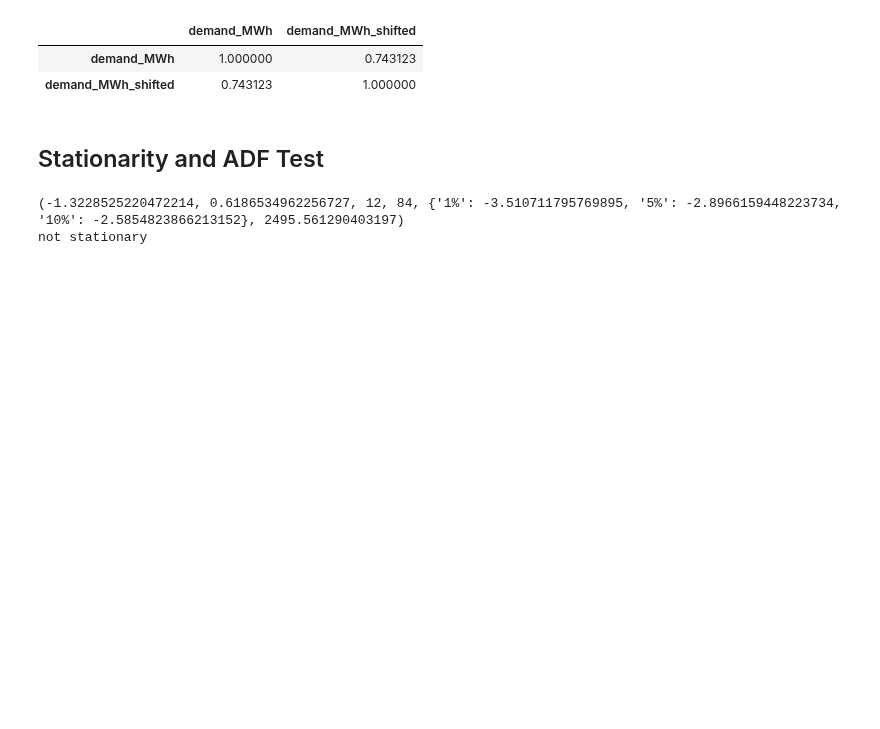
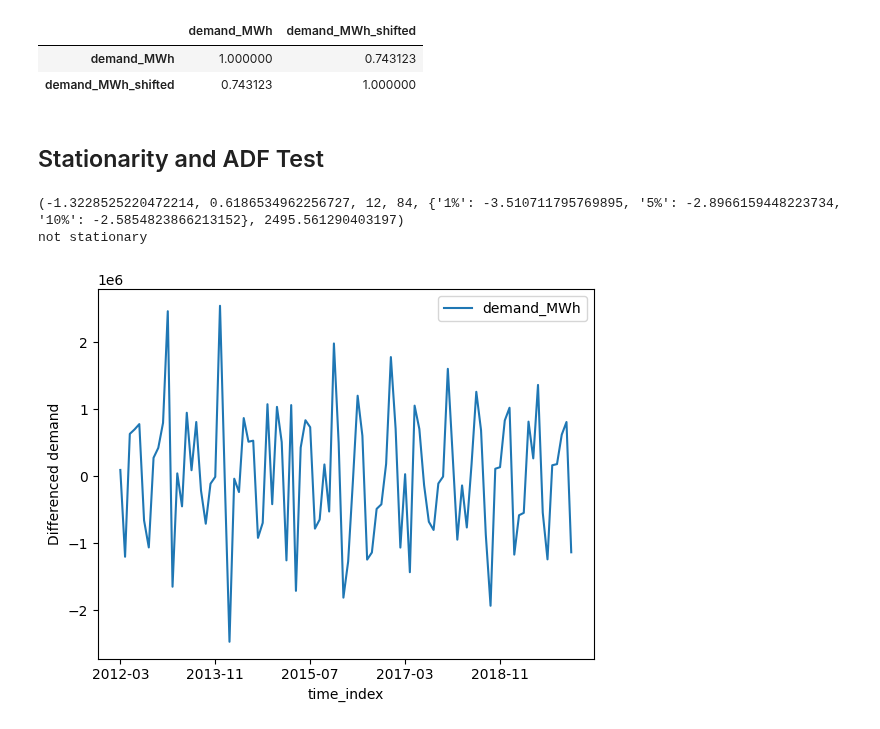
Before and after one commit to tomashbk/electric_energy_demand_argentina, a Jupyter notebook: AR.ipynb, the cells around one changed output. Saved outputs shown, nothing was run; the diff lists cells and outputs as text; code cells hidden in the pictures; blank space fills up the shorter version.

```diff
--- a/AR.ipynb
+++ b/AR.ipynb
@@ -41,3 +43,12 @@ else:
 # %% [output]
 (-1.3228525220472214, 0.6186534962256727, 12, 84, {'1%': -3.510711795769895, '5%': -2.8966159448223734, '10%': -2.5854823866213152}, 2495.561290403197)
 not stationary
+# %%
+# Difference the data
+differenced_data = df_time_series[['demand_MWh']].diff().dropna()
+# Plot the differenced data
+ax = differenced_data.plot()
+ax.set_ylabel('Differenced demand')
+plt.show()
+# %% [output]
+[figure, added]
```
Also changed, not shown: parts of 7 cells of this notebook.
